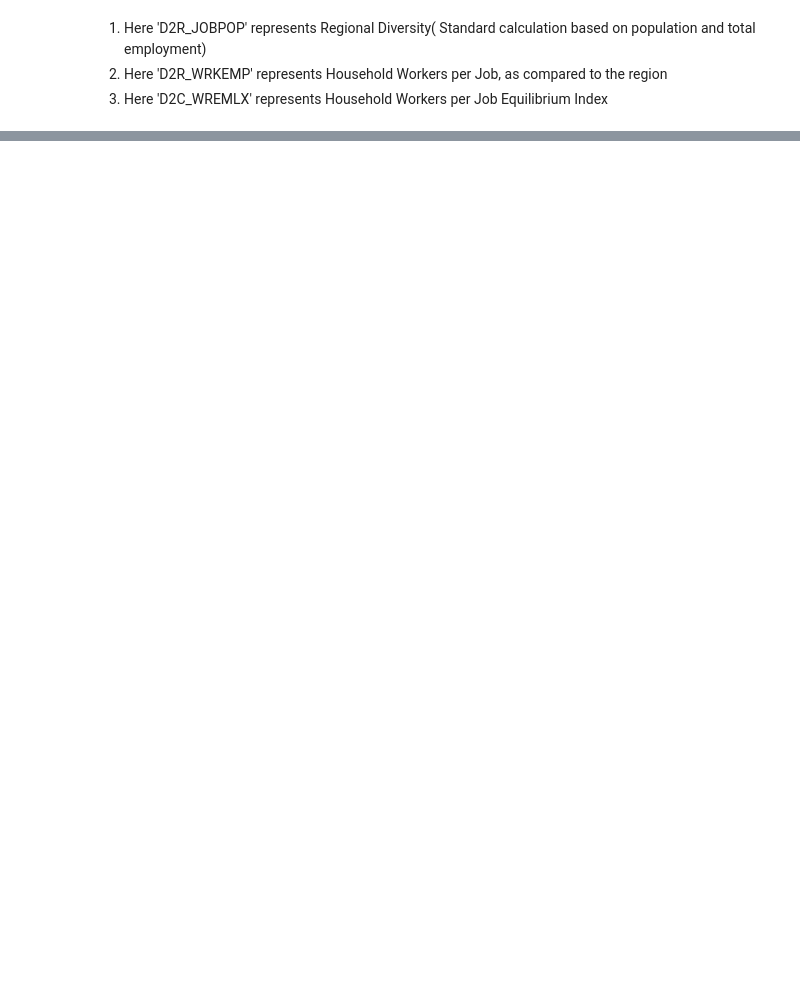
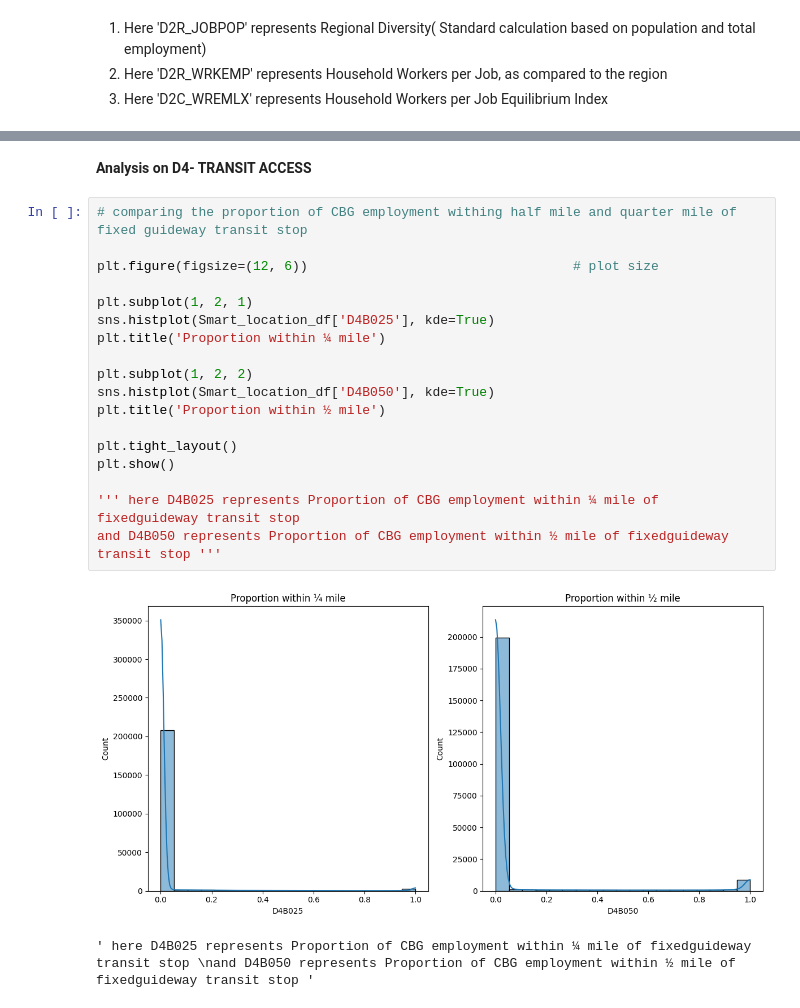
Before and after one commit to ARYAA98/Smart_Location_Database_Analysis, a Jupyter notebook: SmartLocation_Database_Analysis.ipynb, the cells around one changed output, grey strips where cells are left out. Saved outputs shown, nothing was run; the diff lists cells and outputs as text; blank space fills up the shorter version.

Commit message:
final Update of visualization plots

```diff
--- a/SmartLocation_Database_Analysis.ipynb
+++ b/SmartLocation_Database_Analysis.ipynb
@@ -487,0 +428,23 @@ KeyboardInterrupt:
+# %% [markdown]
+**Analysis on D4- TRANSIT ACCESS**
+# %%
+# comparing the proportion of CBG employment withing half mile and quarter mile of fixed guideway transit stop
+
+plt.figure(figsize=(12, 6))                                  # plot size
+
+plt.subplot(1, 2, 1)
+sns.histplot(Smart_location_df['D4B025'], kde=True)
+plt.title('Proportion within ¼ mile')
+
+plt.subplot(1, 2, 2)
+sns.histplot(Smart_location_df['D4B050'], kde=True)
+plt.title('Proportion within ½ mile')
+
+plt.tight_layout()
+plt.show()
+
+''' here D4B025 represents Proportion of CBG employment within ¼ mile of fixedguideway transit stop
+and D4B050 represents Proportion of CBG employment within ½ mile of fixedguideway transit stop '''
+# %% [output]
+[figure, added]
+' here D4B025 represents Proportion of CBG employment within ¼ mile of fixedguideway transit stop \nand D4B050 represents Proportion of CBG employment within ½ mile of fixedguideway transit stop '
```
Also changed, not shown: parts of 12 cells of this notebook.
